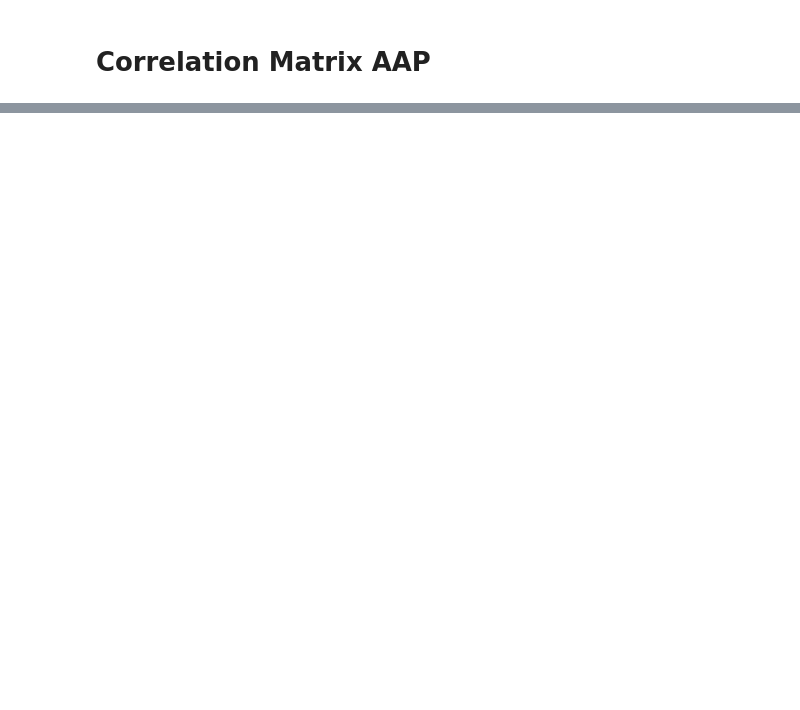
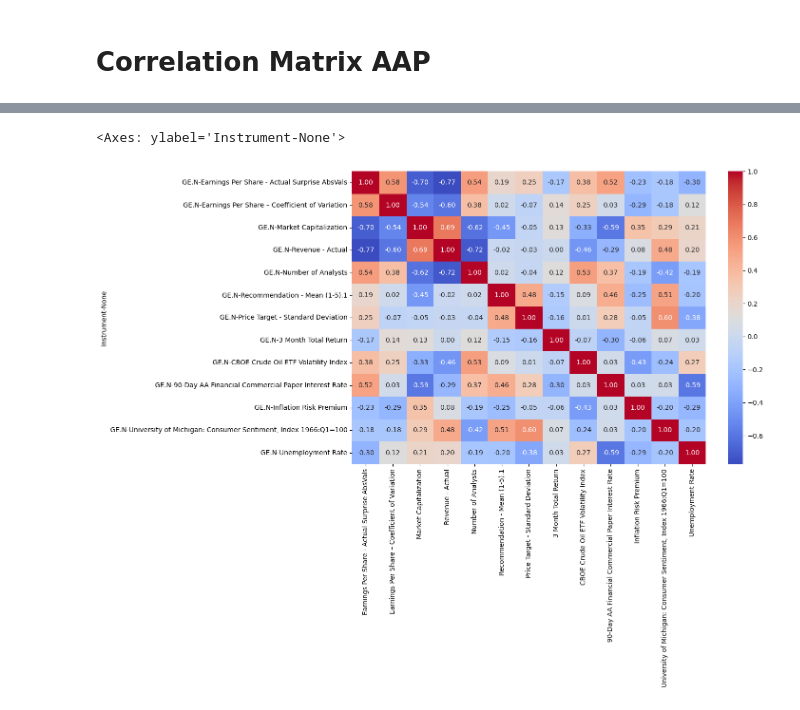
Before and after one commit to yummypugs/GSFM_AnalystForecasts, a Jupyter notebook: Variable Analysis/Correlation_More.ipynb, the cells around one changed output, grey strips where cells are left out. Drawn from its saved outputs; the diff is of its cells as text; code cells hidden in the pictures; blank space fills up the shorter version.

```diff
--- a/Variable Analysis/Correlation_More.ipynb
+++ b/Variable Analysis/Correlation_More.ipynb
@@ -49,0 +52,7 @@ sns.heatmap(corr_matrix, cmap='coolwarm', annot=True, fmt='.2f')
+# %%
+#for_rf = df_accuracy_new.iloc[:25,:]
+GE_matrix = df[df['Instrument'] == 'GE.N'].drop("loss firm status", axis=1)
+#.iloc[0:38, :]
+
+# print the reversed DataFrame
+GE_matrix
@@ -49,0 +77,9 @@ sns.heatmap(corr_matrix, cmap='coolwarm', annot=True, fmt='.2f')
+# %%
+corr_matrix2 = GE_matrix.groupby('Instrument').corr()
+# %%
+# plot a heatmap of the correlation matrix
+plt.figure(figsize=(12,8))
+sns.heatmap(corr_matrix2, cmap='coolwarm', annot=True, fmt='.2f')
+# %% [output]
+<Axes: ylabel='Instrument-None'>
+[figure, added]
```
Also changed, not shown: parts of 5 cells of this notebook, 2 other files.
